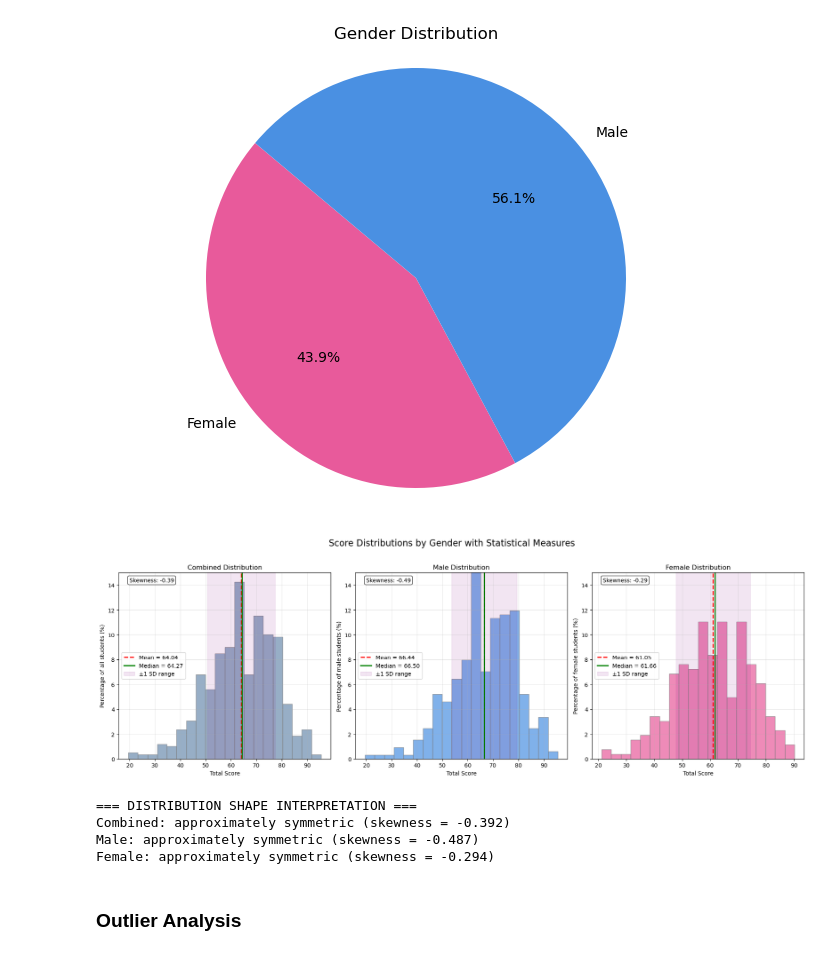
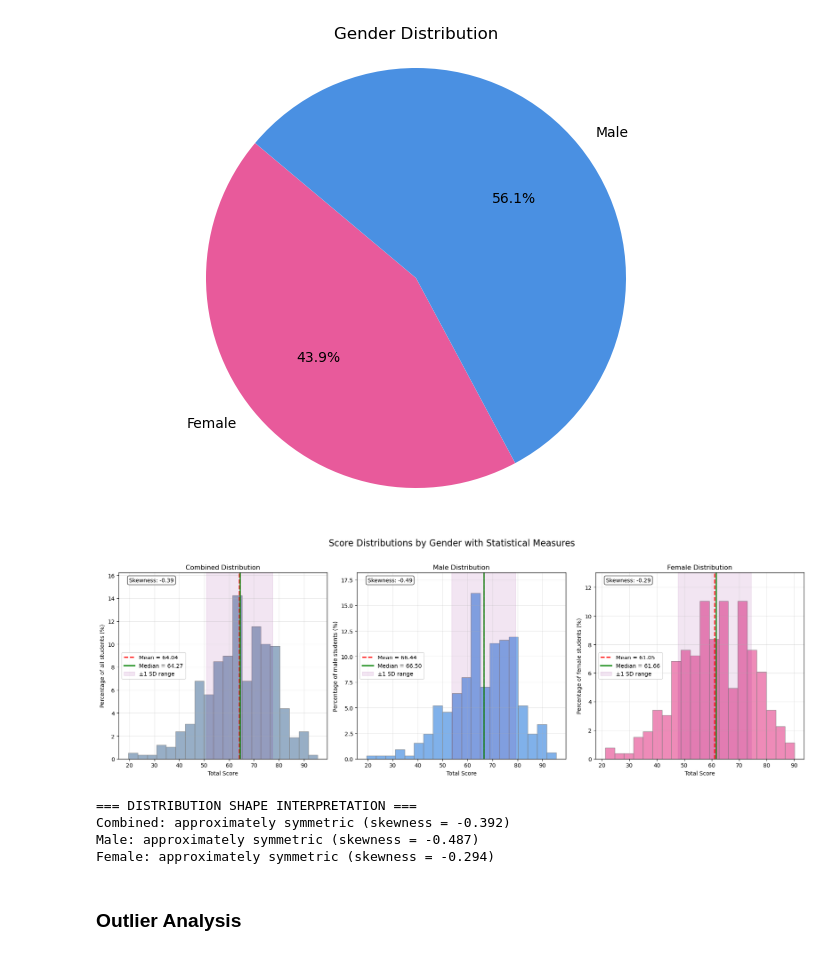
Before and after one commit to juliepe/exam_analysis_H25, a Jupyter notebook: analysis/IN1020/IN1020_2023/notebooks/3. Overall_exam_performance_analysis_genders_time copy.ipynb, the cells around one changed output. Cells and saved outputs as stored; diff of their text form; code cells hidden in the pictures.

```diff
--- a/analysis/IN1020/IN1020_2023/notebooks/3. Overall_exam_performance_analysis_genders_time copy.ipynb
+++ b/analysis/IN1020/IN1020_2023/notebooks/3. Overall_exam_performance_analysis_genders_time copy.ipynb
@@ -12,7 +12,7 @@ sys.path.append(str(Path.cwd().parents[3]))
 from utils.helpers import load_data
 
 # Set color palette for seaborn
-sns.set_palette("husl")
+# sns.set_palette("husl")
 # %%
 # Define consistent color palette for the entire analysis
 COLOR_COMBINED = '#6B8CAE'    # Steel blue for combined data
@@ -212,7 +212,7 @@ def plot_enhanced_distributions(df, axes, title, ylabel, color='lightblue'):
     total_students = len(df)
 
     # Create histogram with percentage weights
-    axes.hist(df['total_score'], bins=20, color=color, edgecolor='gray', alpha=0.7,
+    n, bins, patches = axes.hist(df['total_score'], bins=20, color=color, edgecolor='gray', alpha=0.7,
              weights=np.ones(len(df))/total_students*100)
 
     # Add statistical lines
@@ -228,36 +228,38 @@ def plot_enhanced_distributions(df, axes, title, ylabel, color='lightblue'):
     axes.set_ylabel(ylabel)
     axes.set_title(title)
     axes.grid(True, alpha=0.3)
-    axes.set_ylim(0, 15)
+    # Set y-limit to maximum y-value plus 5
+    max_y = max(n)
+    axes.set_ylim(0, max_y+2)
     axes.legend()
 
 # Create enhanced distribution plots
 fig, axes = plt.subplots(1, 3, figsize=(18, 6))
 
 plot_enhanced_distributions(df_combined, axes[0], "Combined Distribution",
                           "Percentage of all students (%)", COLOR_COMBINED)
 plot_enhanced_distributions(df_male, axes[1], "Male Distribution",
                           "Percentage of male students (%)", COLOR_MALE)
 plot_enhanced_distributions(df_female, axes[2], "Female Distribution",
                           "Percentage of female students (%)", COLOR_FEMALE)
 
 plt.suptitle("Score Distributions by Gender with Statistical Measures", fontsize=16, y=1.02)
 plt.tight_layout()
 plt.show()
 
 # Interpretation of skewness
 print("=== DISTRIBUTION SHAPE INTERPRETATION ===")
 for name, data in [("Combined", df_combined), ("Male", df_male), ("Female", df_female)]:
     skew = data['total_score'].skew()
     if abs(skew) < 0.5:
         shape = "approximately symmetric"
     elif skew > 0.5:
         shape = "right-skewed (positive skew)"
     else:
         shape = "left-skewed (negative skew)"
     print(f"{name}: {shape} (skewness = {skew:.3f})")
 # %% [output]
-[figure, old version]
+[figure, new version]
 === DISTRIBUTION SHAPE INTERPRETATION ===
 Combined: approximately symmetric (skewness = -0.392)
 Male: approximately symmetric (skewness = -0.487)
```
Also changed, not shown: parts of 9 cells of this notebook.
